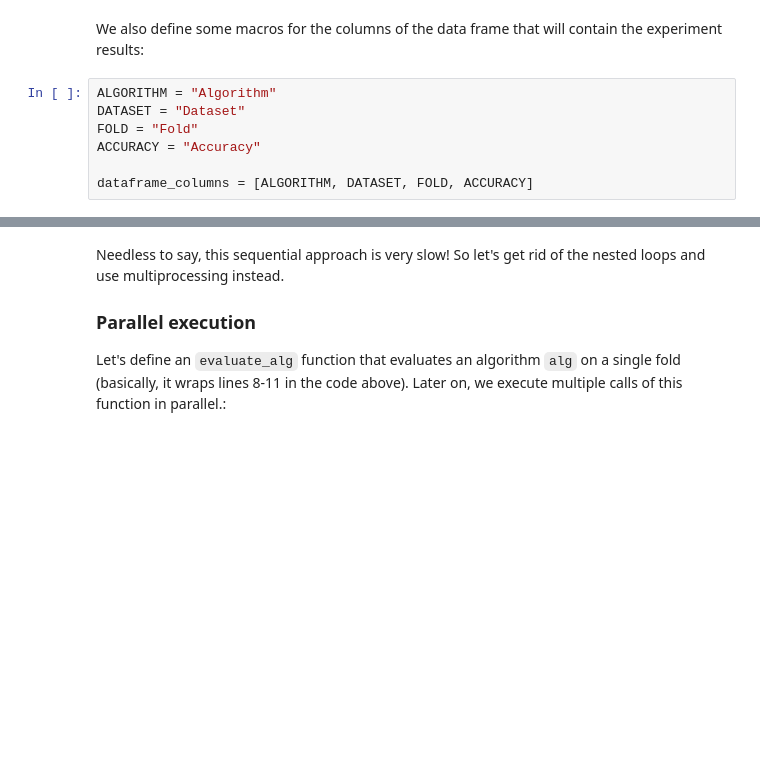
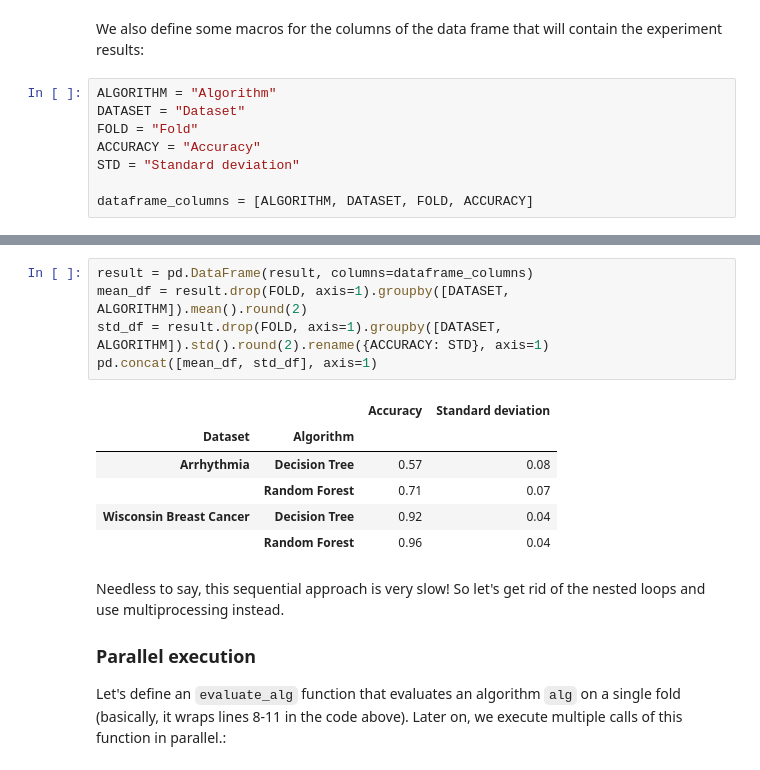
Before and after one commit to heymarco/heymarco.github.io, a Jupyter notebook: _drafts/parallel_execution.ipynb, the cells around one changed output, grey strips where cells are left out. Drawn from its saved outputs; the diff is of its cells as text; blank space fills up the shorter version.

```diff
--- a/_drafts/parallel_execution.ipynb
+++ b/_drafts/parallel_execution.ipynb
@@ -42,6 +42,7 @@ ALGORITHM = "Algorithm"
 DATASET = "Dataset"
 FOLD = "Fold"
 ACCURACY = "Accuracy"
+STD = "Standard deviation"
 
 dataframe_columns = [ALGORITHM, DATASET, FOLD, ACCURACY]
 # %% [markdown]
@@ -74,3 +69,15 @@ result.drop(FOLD, axis=1).groupby([DATASET, ALGORITHM]).mean().round(2)
+# %%
+result = pd.DataFrame(result, columns=dataframe_columns)
+mean_df = result.drop(FOLD, axis=1).groupby([DATASET, ALGORITHM]).mean().round(2)
+std_df = result.drop(FOLD, axis=1).groupby([DATASET, ALGORITHM]).std().round(2).rename({ACCURACY: STD}, axis=1)
+pd.concat([mean_df, std_df], axis=1)
+# %% [output]
+|  |  | Accuracy | Standard deviation |
+| Dataset | Algorithm |  |  |
+| Arrhythmia | Decision Tree | 0.57 | 0.08 |
+|  | Random Forest | 0.71 | 0.07 |
+| Wisconsin Breast Cancer | Decision Tree | 0.92 | 0.04 |
+|  | Random Forest | 0.96 | 0.04 |
 # %% [markdown]
 Needless to say, this sequential approach is very slow! So let's get rid of the nested loops and use multiprocessing instead.
 
```
Also changed, not shown: parts of 9 cells of this notebook, 5 other files.
